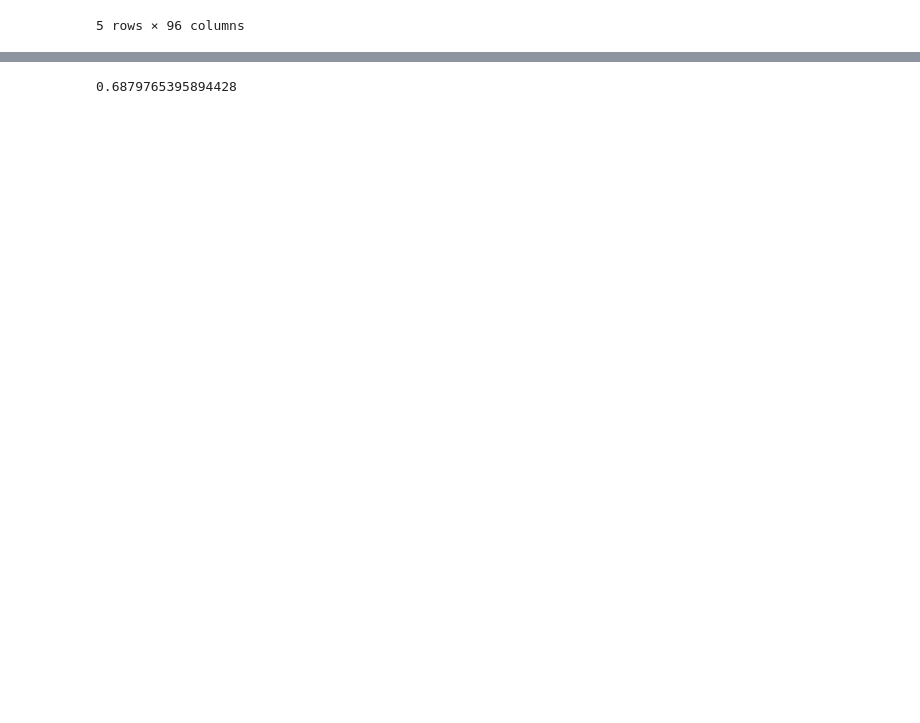
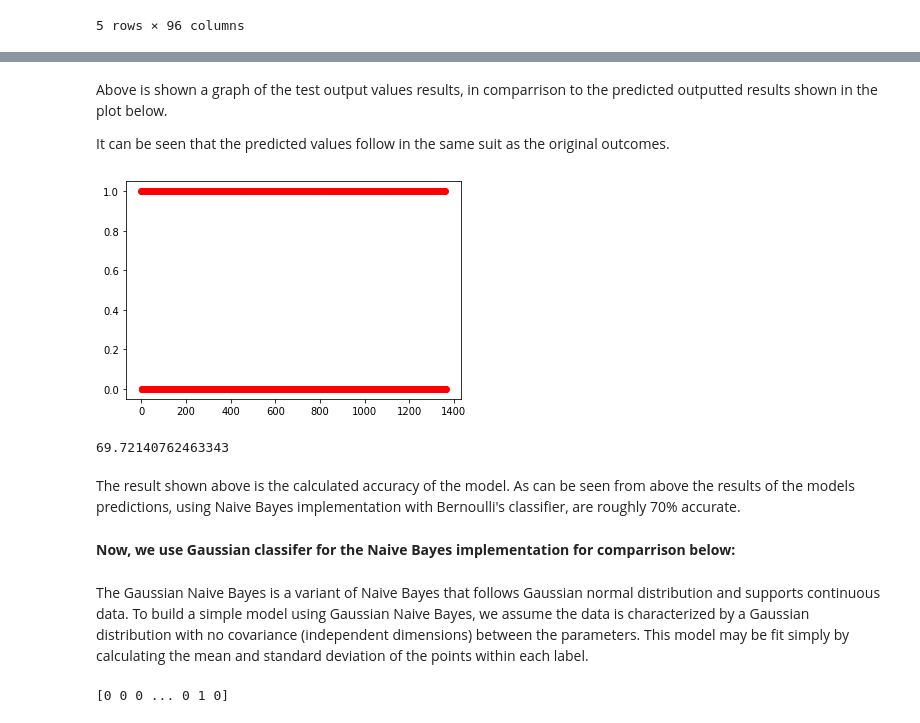
Before and after one commit to RushilPatel0703/ACML_Project, a Jupyter notebook: ACML_Project_Draft.ipynb, the cells around one changed output, grey strips where cells are left out. Cells and saved outputs as stored; diff of their text form; code cells hidden in the pictures; blank space fills up the shorter version.

```diff
--- a/ACML_Project_Draft.ipynb
+++ b/ACML_Project_Draft.ipynb
@@ -51,11 +115,24 @@ y_pred = classifer.predict(X_test)
+# %% [markdown]
+Above is shown a graph of the test output values results, in comparrison to the predicted outputted results shown in the plot below.
+
+It can be seen that the predicted values follow in the same suit as the original outcomes.
+# %%
+plt.scatter(range(len(y_pred)), y_pred, color='red')
+plt.show()
+# %% [output]
+[figure, added]
 # %%
 # importing accuracy score
 from sklearn.metrics import accuracy_score
 
 # printing the accuracy of the model
-print(accuracy_score(y_pred, y_test))
+print(accuracy_score(y_pred, y_test)*100) # multiplied by 100 to get the percentage
 # %% [output]
-0.6879765395894428
+69.72140762463343
+# %% [markdown]
+The result shown above is the calculated accuracy of the model. As can be seen from above the results of the models predictions, using Naive Bayes implementation with Bernoulli's classifier, are roughly 70% accurate.
+# %% [markdown]
+**Now, we use Gaussian classifer for the Naive Bayes implementation for comparrison below:**
 # %%
 # import Gaussian Naive Bayes classifier
 from sklearn.naive_bayes import GaussianNB
@@ -68,3 +145,9 @@ classifer1.fit(X_train, y_train)
 
 # testing the model
 y_pred1 = classifer1.predict(X_test)
+# %% [markdown]
+The Gaussian Naive Bayes is a variant of Naive Bayes that follows Gaussian normal distribution and supports continuous data. To build a simple model using Gaussian Naive Bayes, we assume the data is characterized by a Gaussian distribution with no covariance (independent dimensions) between the parameters. This model may be fit simply by calculating the mean and standard deviation of the points within each label.
+# %%
+print(y_pred1)
+# %% [output]
+[0 0 0 ... 0 1 0]
```
Also changed, not shown: parts of 25 cells of this notebook.
